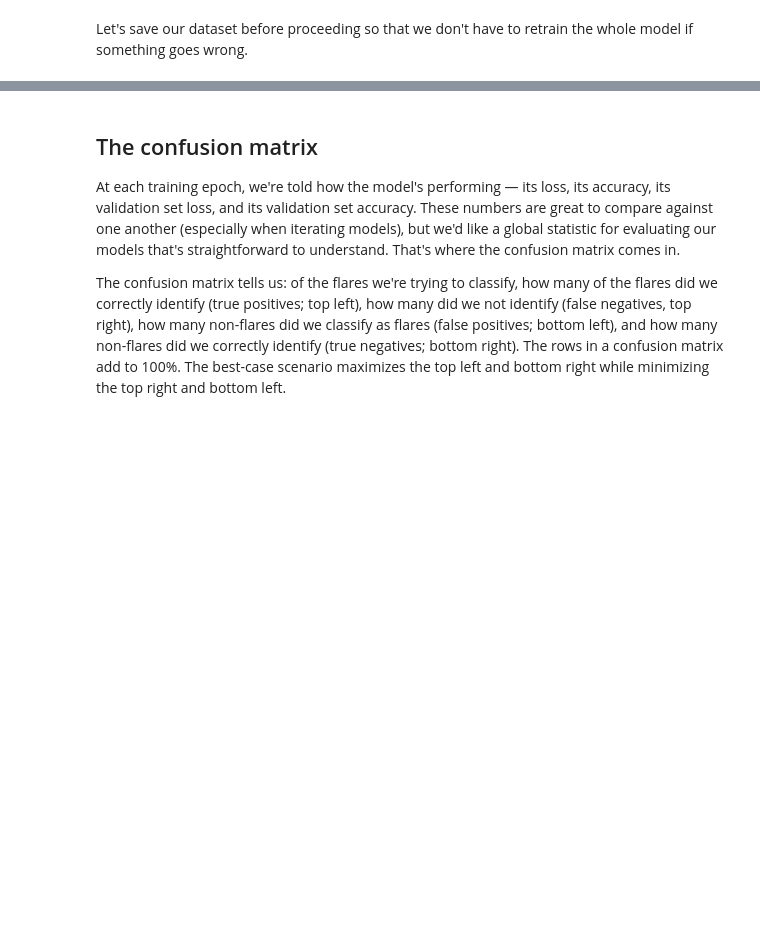
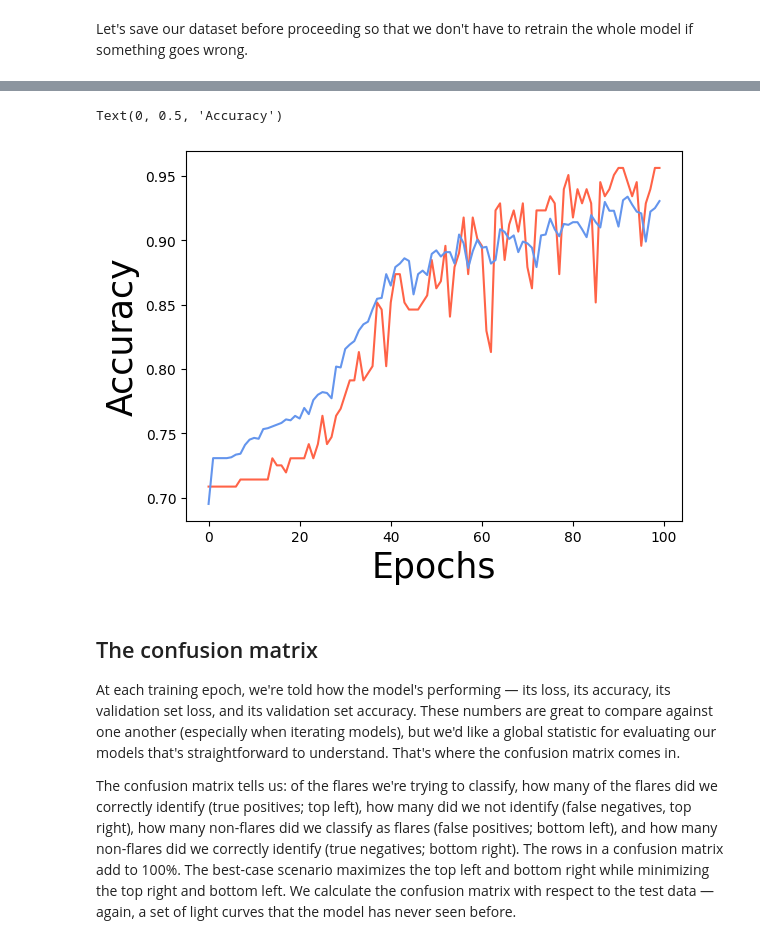
Before and after one commit to spacetelescope/project-tikebook, a Jupyter notebook: interm_notebook_5_classify.ipynb, the cells around one changed output, grey strips where cells are left out. Drawn from its saved outputs; the diff is of its cells as text; code cells hidden in the pictures; blank space fills up the shorter version.

```diff
--- a/interm_notebook_5_classify.ipynb
+++ b/interm_notebook_5_classify.ipynb
@@ -316,9 +308,18 @@ cnn.save(cnn_file)
+# %%
+plt.plot(history.history['val_accuracy'], color='tomato',)
+plt.plot(history.history['accuracy'], color='cornflowerblue')
+
+plt.xlabel('Epochs', fontsize=25)
+plt.ylabel('Accuracy', fontsize=25)
+# %% [output]
+Text(0, 0.5, 'Accuracy')
+[figure, added]
 # %% [markdown]
 ## The confusion matrix
 
 At each training epoch, we're told how the model's performing — its loss, its accuracy, its validation set loss, and its validation set accuracy. These numbers are great to compare against one another (especially when iterating models), but we'd like a global statistic for evaluating our models that's straightforward to understand. That's where the confusion matrix comes in.
 
-The confusion matrix tells us: of the flares we're trying to classify, how many of the flares did we correctly identify (true positives; top left), how many did we not identify (false negatives, top right), how many non-flares did we classify as flares (false positives; bottom left), and how many non-flares did we correctly identify (true negatives; bottom right). The rows in a confusion matrix add to 100%. The best-case scenario maximizes the top left and bottom right while minimizing the top right and bottom left.
+The confusion matrix tells us: of the flares we're trying to classify, how many of the flares did we correctly identify (true positives; top left), how many did we not identify (false negatives, top right), how many non-flares did we classify as flares (false positives; bottom left), and how many non-flares did we correctly identify (true negatives; bottom right). The rows in a confusion matrix add to 100%. The best-case scenario maximizes the top left and bottom right while minimizing the top right and bottom left. We calculate the confusion matrix with respect to the test data — again, a set of light curves that the model has never seen before.
 # %%
 def plot_confusion_matrix(cnn, input_data, input_labels):
 
```
Also changed, not shown: parts of 41 cells of this notebook.
